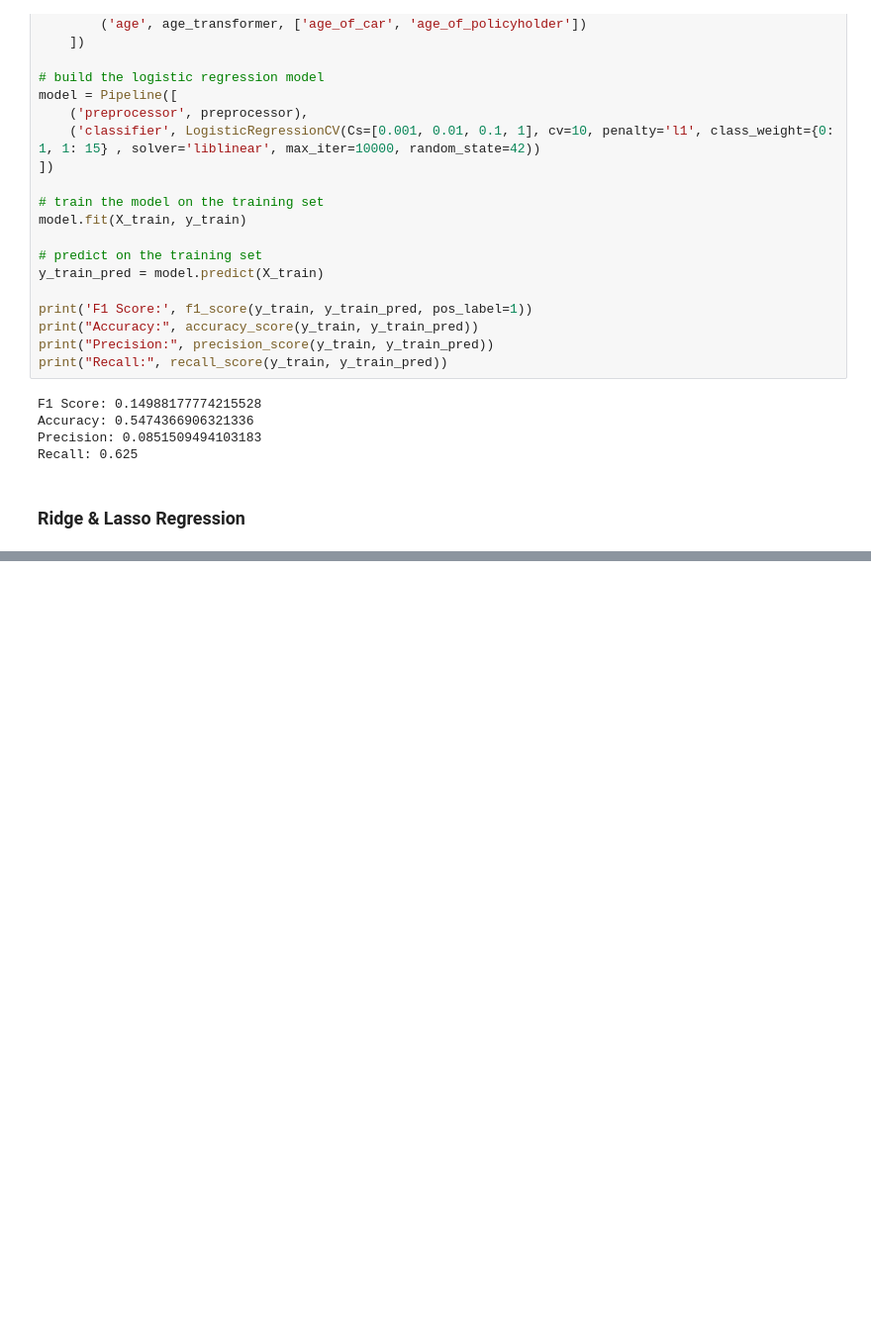
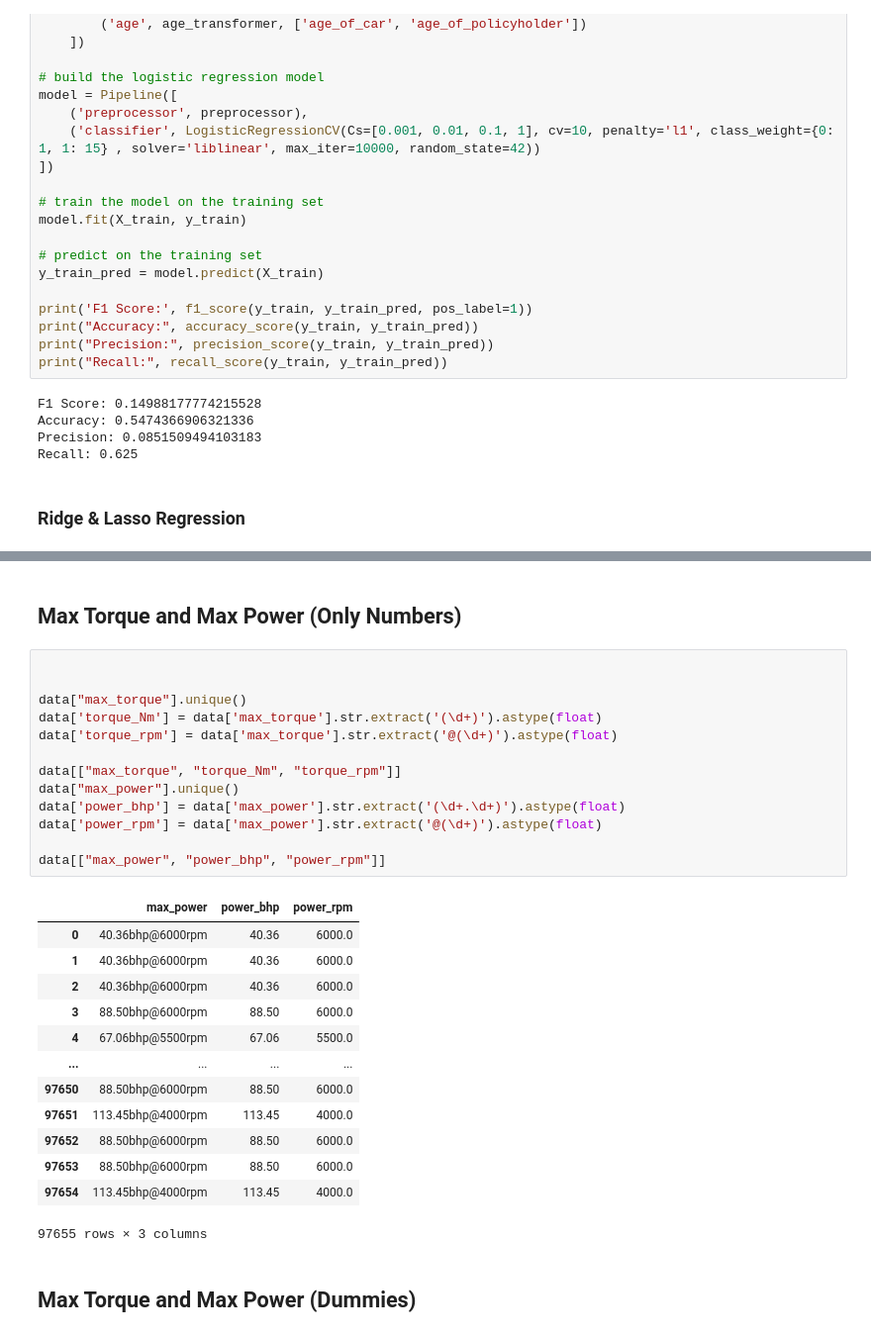
Before and after one commit to annaziegert/insurance_claim_prediciton_nova, a Jupyter notebook: data/ProfileReport.ipynb, the cells around one changed output, grey strips where cells are left out. Shown at 99% size. Drawn from its saved outputs; the diff is of its cells as text; blank space fills up the shorter version.

```diff
--- a/data/ProfileReport.ipynb
+++ b/data/ProfileReport.ipynb
@@ -224,0 +259,31 @@ Polynomial Lasso Regression MSE:  0.05974351176683681
+# %% [markdown]
+## Max Torque and Max Power (Only Numbers)
+# %%
+
+
+data["max_torque"].unique()
+data['torque_Nm'] = data['max_torque'].str.extract('(\d+)').astype(float)
+data['torque_rpm'] = data['max_torque'].str.extract('@(\d+)').astype(float)
+
+data[["max_torque", "torque_Nm", "torque_rpm"]]
+data["max_power"].unique()
+data['power_bhp'] = data['max_power'].str.extract('(\d+.\d+)').astype(float)
+data['power_rpm'] = data['max_power'].str.extract('@(\d+)').astype(float)
+
+data[["max_power", "power_bhp", "power_rpm"]]
+# %% [output]
+|  | max_power | power_bhp | power_rpm |
+| 0 | 40.36bhp@6000rpm | 40.36 | 6000.0 |
+| 1 | 40.36bhp@6000rpm | 40.36 | 6000.0 |
+| 2 | 40.36bhp@6000rpm | 40.36 | 6000.0 |
+| 3 | 88.50bhp@6000rpm | 88.50 | 6000.0 |
+| 4 | 67.06bhp@5500rpm | 67.06 | 5500.0 |
+| ... | ... | ... | ... |
+| 97650 | 88.50bhp@6000rpm | 88.50 | 6000.0 |
+| 97651 | 113.45bhp@4000rpm | 113.45 | 4000.0 |
+| 97652 | 88.50bhp@6000rpm | 88.50 | 6000.0 |
+| 97653 | 88.50bhp@6000rpm | 88.50 | 6000.0 |
+| 97654 | 113.45bhp@4000rpm | 113.45 | 4000.0 |
+97655 rows × 3 columns
+# %% [markdown]
+## Max Torque and Max Power (Dummies)
```
Also changed, not shown: parts of 18 cells of this notebook, 1 other file.
